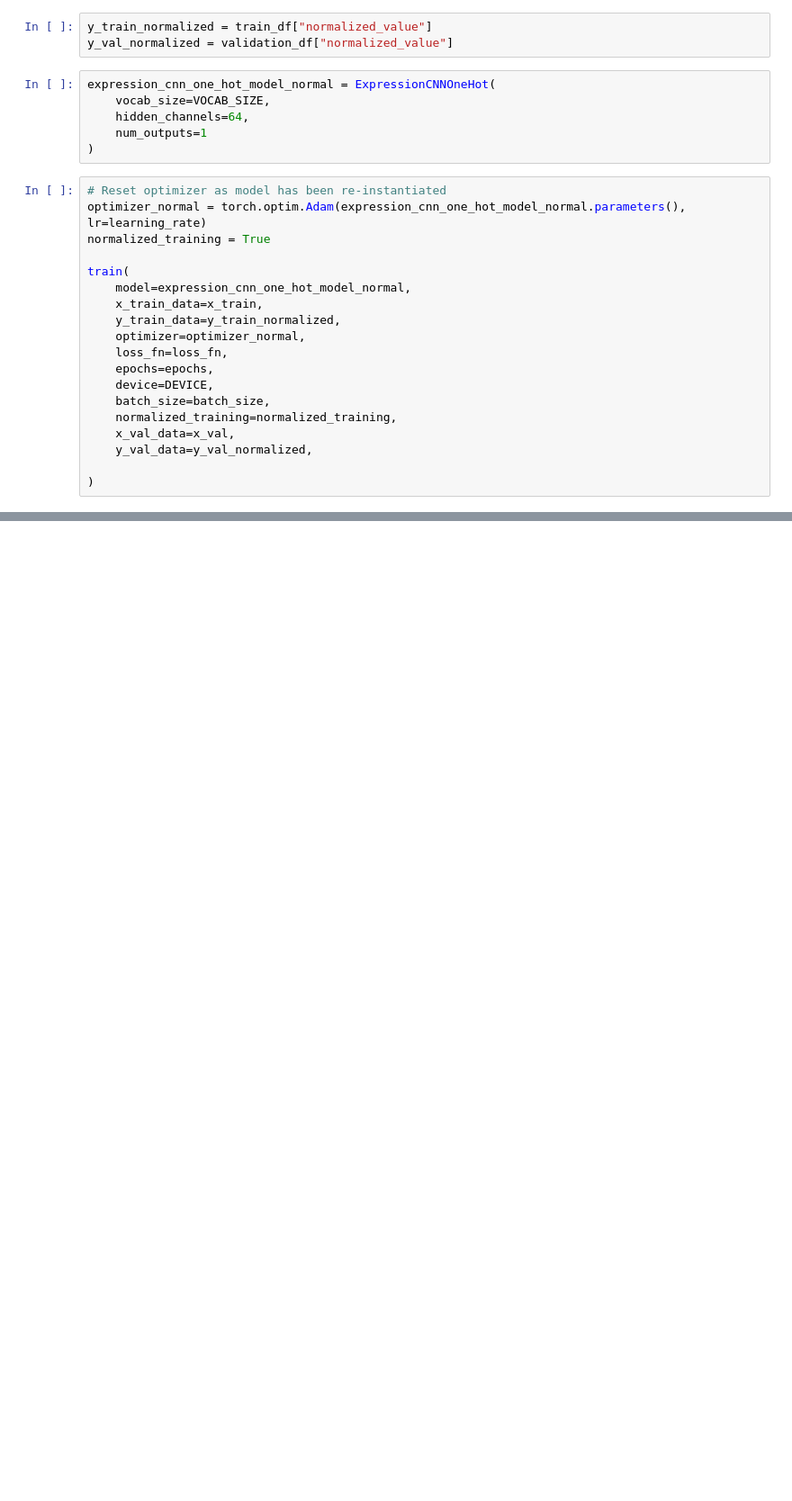
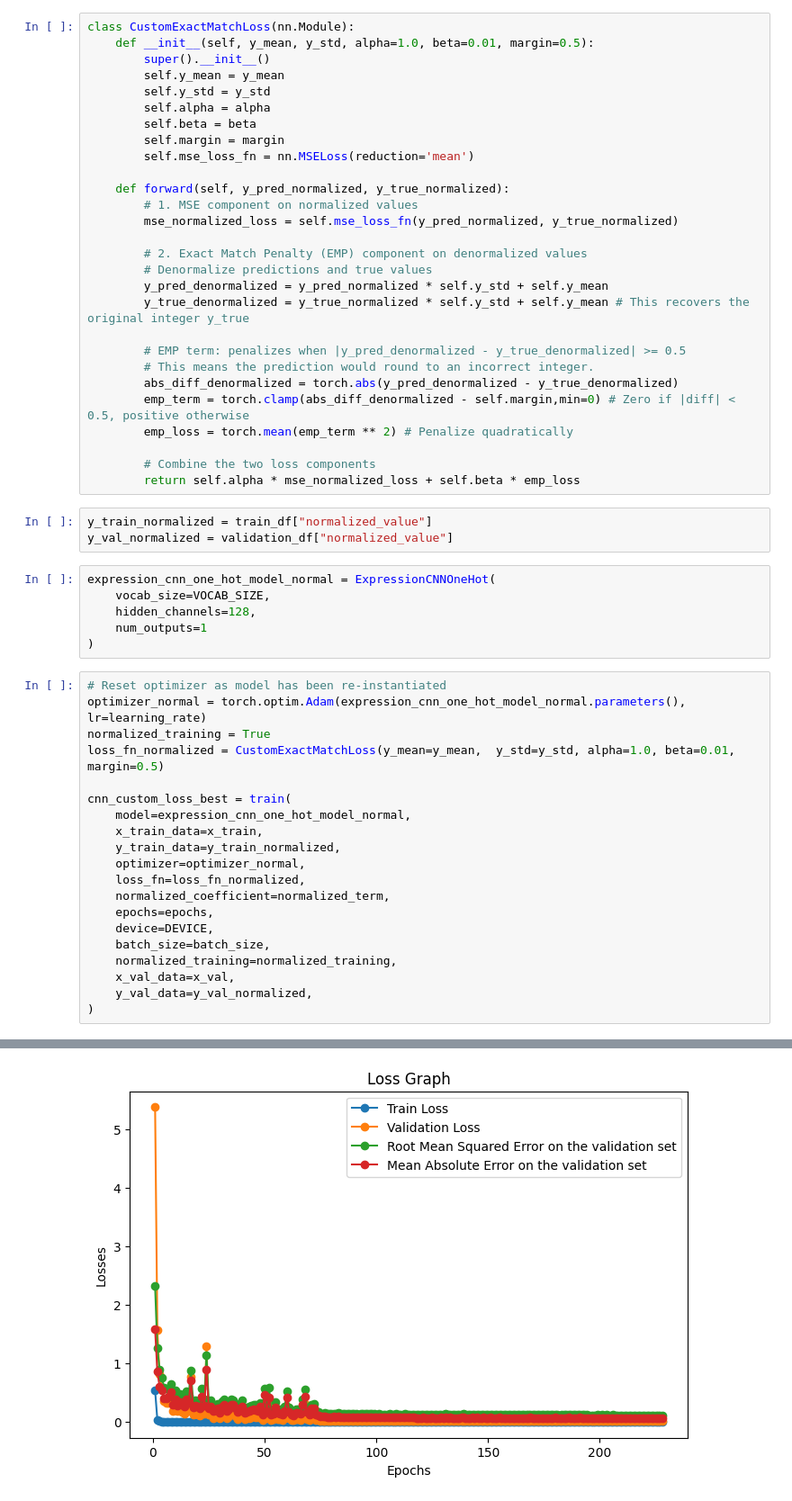
Before and after one commit to BrennoVaccari/95662-Introduction-To-Machine-Learning, a Jupyter notebook: Main.ipynb, the cells around one changed output, grey strips where cells are left out. Shown at 90% size. Cells and saved outputs as stored; diff of their text form; blank space fills up the shorter version.

```diff
--- a/Main.ipynb
+++ b/Main.ipynb
@@ -804,29 +867,58 @@ After 40 epochs the errors and the validation loss are higher, but you can see t
+# %%
+class CustomExactMatchLoss(nn.Module):
+    def __init__(self, y_mean, y_std, alpha=1.0, beta=0.01, margin=0.5):
+        super().__init__()
+        self.y_mean = y_mean
+        self.y_std = y_std
+        self.alpha = alpha
+        self.beta = beta
+        self.margin = margin
+        self.mse_loss_fn = nn.MSELoss(reduction='mean')
+
+    def forward(self, y_pred_normalized, y_true_normalized):
+        # 1. MSE component on normalized values
+        mse_normalized_loss = self.mse_loss_fn(y_pred_normalized, y_true_normalized)
+
+        # 2. Exact Match Penalty (EMP) component on denormalized values
+        # Denormalize predictions and true values
+        y_pred_denormalized = y_pred_normalized * self.y_std + self.y_mean
+        y_true_denormalized = y_true_normalized * self.y_std + self.y_mean # This recovers the original integer y_true
+
+        # EMP term: penalizes when |y_pred_denormalized - y_true_denormalized| >= 0.5
+        # This means the prediction would round to an incorrect integer.
+        abs_diff_denormalized = torch.abs(y_pred_denormalized - y_true_denormalized)
+        emp_term = torch.clamp(abs_diff_denormalized - self.margin,min=0) # Zero if |diff| < 0.5, positive otherwise
+        emp_loss = torch.mean(emp_term ** 2) # Penalize quadratically
+
+        # Combine the two loss components
+        return self.alpha * mse_normalized_loss + self.beta * emp_loss
 # %%
 y_train_normalized = train_df["normalized_value"]
 y_val_normalized = validation_df["normalized_value"]
 # %%
 expression_cnn_one_hot_model_normal = ExpressionCNNOneHot(
     vocab_size=VOCAB_SIZE,
-    hidden_channels=64,
+    hidden_channels=128,
     num_outputs=1
 )
 # %%
 # Reset optimizer as model has been re-instantiated
 optimizer_normal = torch.optim.Adam(expression_cnn_one_hot_model_normal.parameters(), lr=learning_rate)
 normalized_training = True
+loss_fn_normalized = CustomExactMatchLoss(y_mean=y_mean,  y_std=y_std, alpha=1.0, beta=0.01, margin=0.5)
 
-train(
+cnn_custom_loss_best = train(
     model=expression_cnn_one_hot_model_normal,
     x_train_data=x_train,
     y_train_data=y_train_normalized,
     optimizer=optimizer_normal,
-    loss_fn=loss_fn,
+    loss_fn=loss_fn_normalized,
+    normalized_coefficient=normalized_term,
     epochs=epochs,
     device=DEVICE,
     batch_size=batch_size,
     normalized_training=normalized_training,
     x_val_data=x_val,
     y_val_data=y_val_normalized,
-
 )
 # %% [output]
@@ -849,0 +942 @@ Early stopping triggered. No improvement in validation loss for 10 epochs.
+[figure, added]
```
Also changed, not shown: parts of 25 cells of this notebook, 2 other files.
